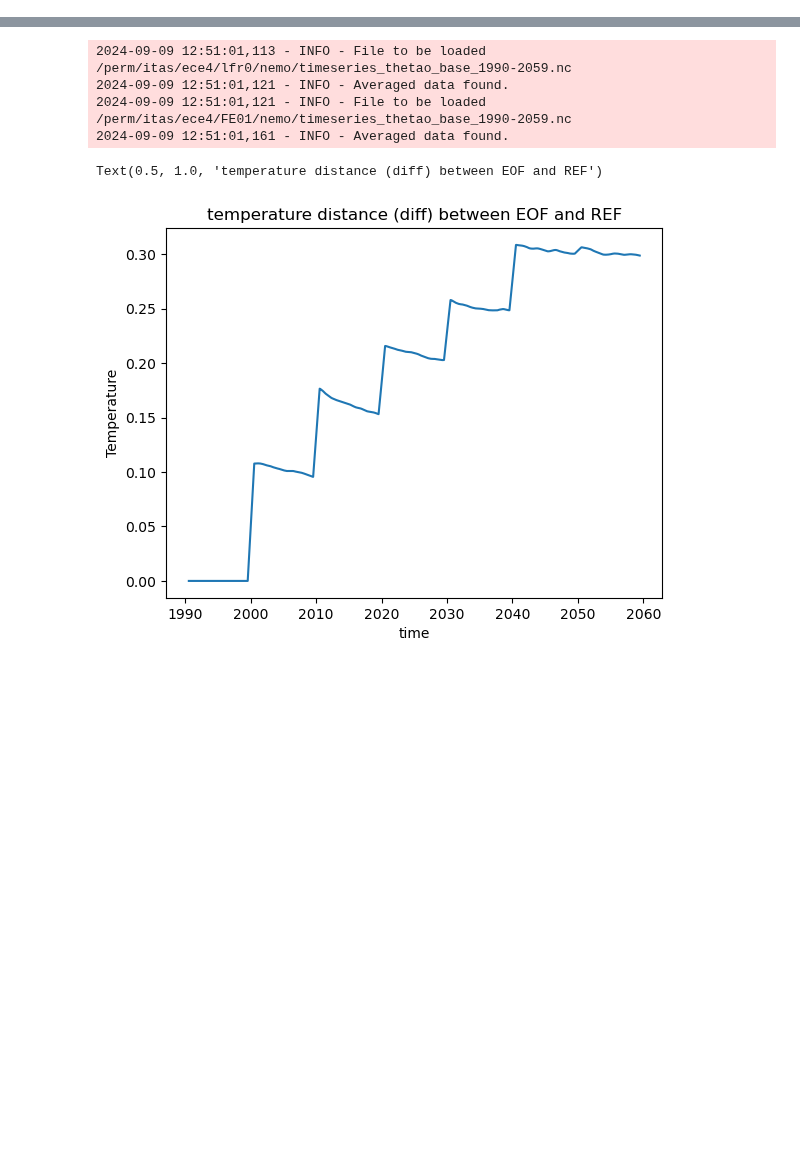
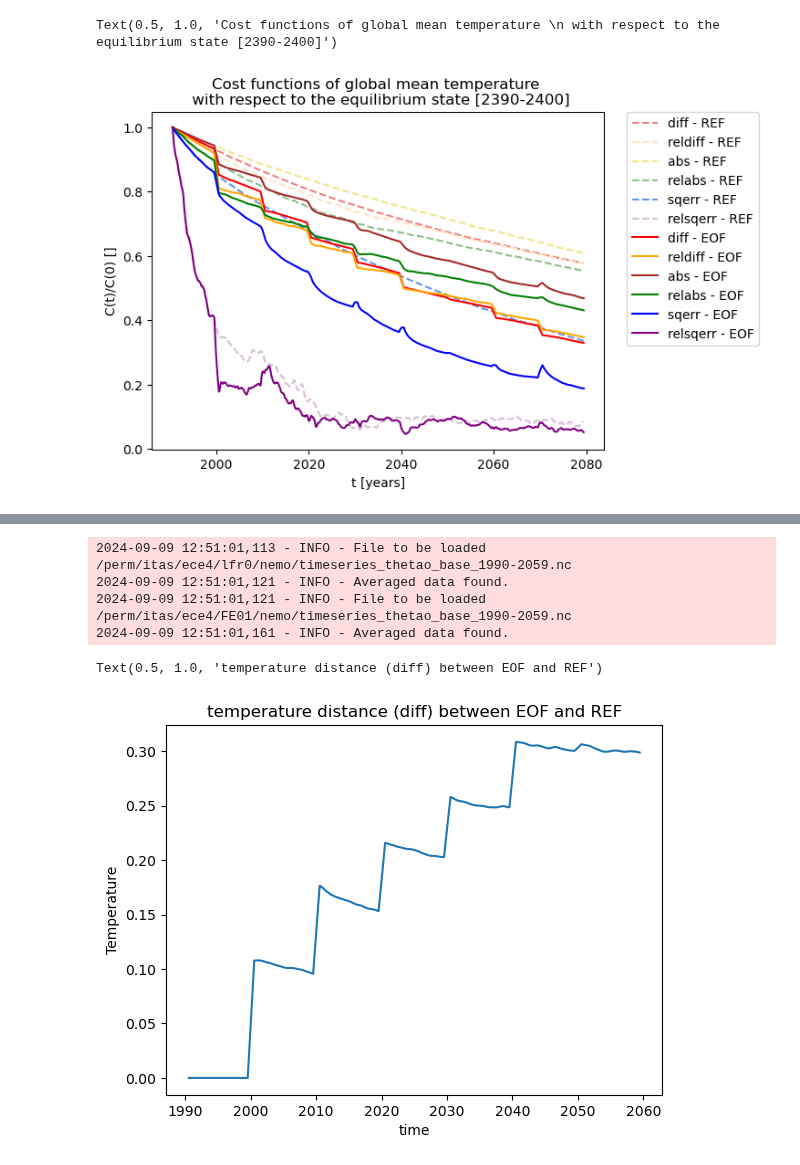
Before and after one commit to asozza/stece, a Jupyter notebook: osprey/notebooks/test_timeseries.ipynb, the cells around one changed output, grey strips where cells are left out. Drawn from its saved outputs; the diff is of its cells as text; code cells hidden in the pictures; blank space fills up the shorter version.

```diff
--- a/osprey/notebooks/test_timeseries.ipynb
+++ b/osprey/notebooks/test_timeseries.ipynb
@@ -33,0 +7,23 @@ Text(0, 0.5, 'layer-based temperature')
+# %%
+timeseries(expname='lfr0', startyear=1990, endyear=2079, varlabel='thetao', reader='post', metric='diff', rescale=True, color='lightcoral', linestyle='--', label='diff - REF')
+timeseries(expname='lfr0', startyear=1990, endyear=2079, varlabel='thetao', reader='post', metric='reldiff', rescale=True, color='bisque', linestyle='--', label='reldiff - REF')
+timeseries(expname='lfr0', startyear=1990, endyear=2079, varlabel='thetao', reader='post', metric='abs', rescale=True, color='khaki', linestyle='--', label='abs - REF')
+timeseries(expname='lfr0', startyear=1990, endyear=2079, varlabel='thetao', reader='post', metric='relabs', rescale=True, color='darkseagreen', linestyle='--', label='relabs - REF')
+timeseries(expname='lfr0', startyear=1990, endyear=2079, varlabel='thetao', reader='post', metric='sqerr', rescale=True, color='cornflowerblue', linestyle='--', label='sqerr - REF')
+timeseries(expname='lfr0', startyear=1990, endyear=2079, varlabel='thetao', reader='post', metric='relsqerr', rescale=True, color='thistle', linestyle='--', label='relsqerr - REF')
+#
+timeseries(expname='FE01', startyear=1990, endyear=2079, varlabel='thetao', reader='post', metric='diff', rescale=True, color='red', linestyle='-', label='diff - EOF')
+timeseries(expname='FE01', startyear=1990, endyear=2079, varlabel='thetao', reader='post', metric='reldiff', rescale=True, color='orange', linestyle='-', label='reldiff - EOF')
+timeseries(expname='FE01', startyear=1990, endyear=2079, varlabel='thetao', reader='post', metric='abs', rescale=True, color='brown', linestyle='-', label='abs - EOF')
+timeseries(expname='FE01', startyear=1990, endyear=2079, varlabel='thetao', reader='post', metric='relabs', rescale=True, color='green', linestyle='-', label='relabs - EOF')
+timeseries(expname='FE01', startyear=1990, endyear=2079, varlabel='thetao', reader='post', metric='sqerr', rescale=True, color='blue', linestyle='-', label='sqerr - EOF')
+timeseries(expname='FE01', startyear=1990, endyear=2079, varlabel='thetao', reader='post', metric='relsqerr', rescale=True, color='purple', linestyle='-', label='relsqerr - EOF')
+plt.legend(
+    bbox_to_anchor=(1.05, 1),  # x, y coordinates for legend placement
+    loc='upper left',         # Location of the legend relative to bbox_to_anchor
+    borderaxespad=0           # Padding between the legend and the plot
+)
+plt.ylabel('C(t)/C(0) []')
+plt.xlabel('t [years]')
+plt.title("Cost functions of global mean temperature \n with respect to the equilibrium state [2390-2400]")
+# %% [output]
@@ -33,0 +47,2 @@ Text(0, 0.5, 'layer-based temperature')
+Text(0.5, 1.0, 'Cost functions of global mean temperature \n with respect to the equilibrium state [2390-2400]')
+[figure, added]
```
Also changed, not shown: parts of 7 cells of this notebook, 13 other files.
